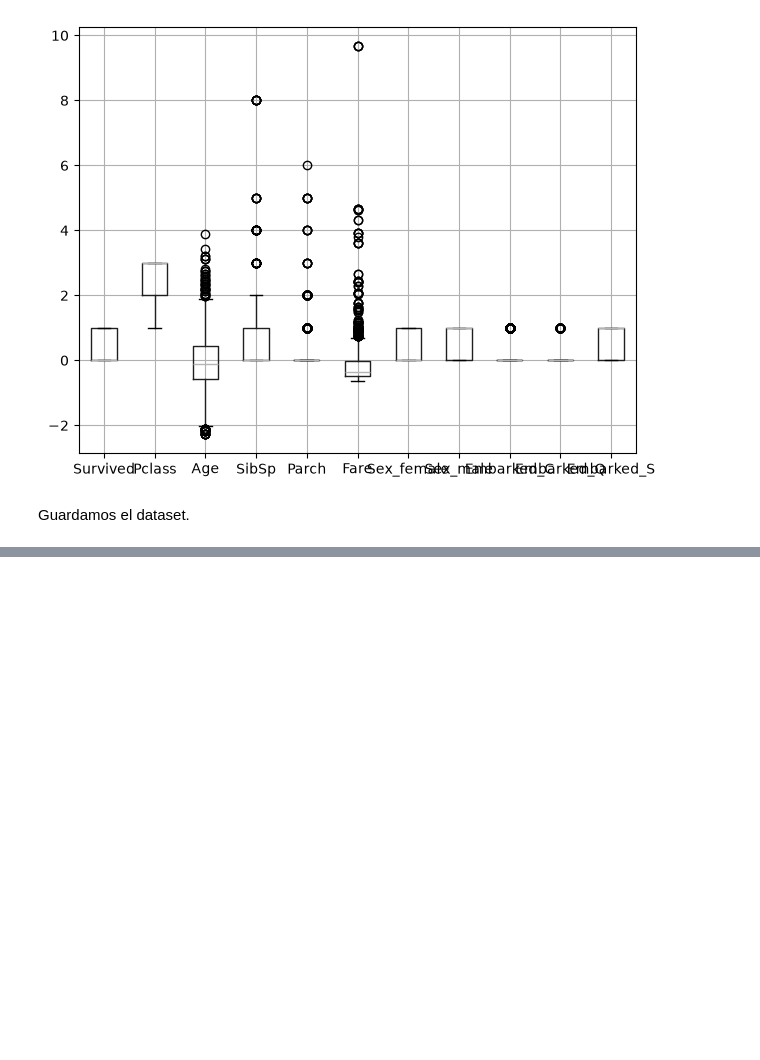
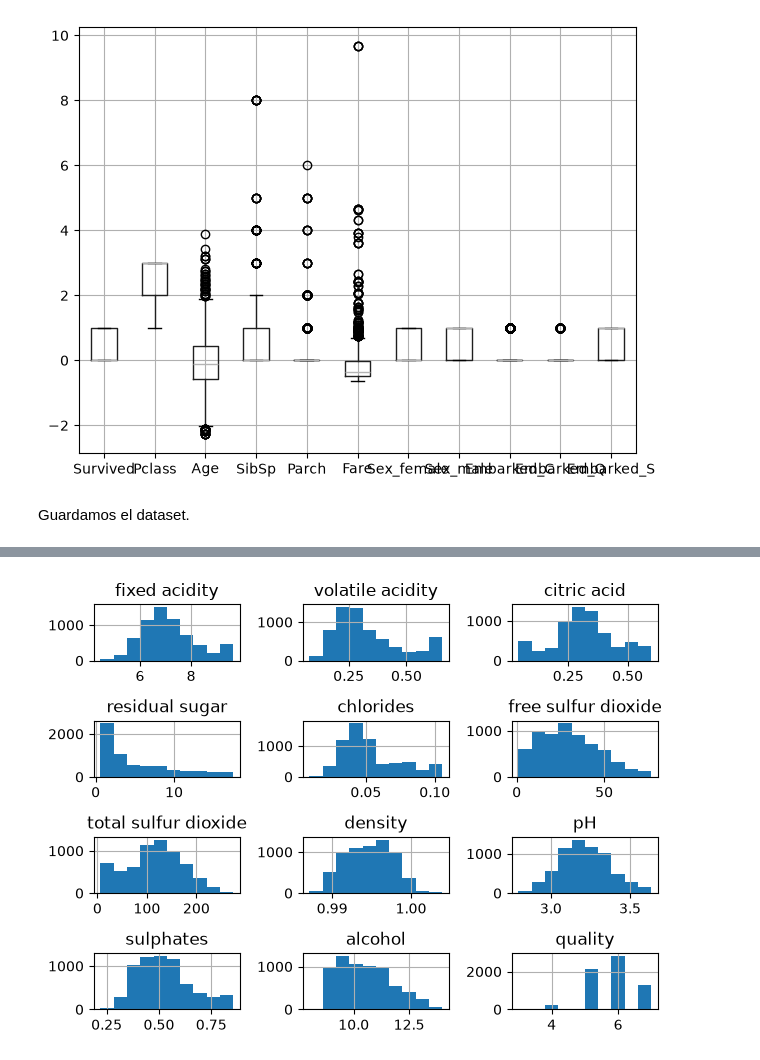
Before and after one commit to samuelmzc/Desarrollo_Soluciones_IA_UNIR, a Jupyter notebook: 1_Introduccion_IA_ML/lab3_training.ipynb, the cells around one changed output, grey strips where cells are left out. Cells and saved outputs as stored; diff of their text form; code cells hidden in the pictures; blank space fills up the shorter version.

```diff
--- a/1_Introduccion_IA_ML/lab3_training.ipynb
+++ b/1_Introduccion_IA_ML/lab3_training.ipynb
@@ -218,0 +367,6 @@ df.to_csv(data_folder + "dataset_cleaned.csv")
+# %%
+df.hist(grid = False);
+plt.tight_layout()
+plt.show()
+# %% [output]
+[figure, added]
```
Also changed, not shown: parts of 29 cells of this notebook, 4 other files.
